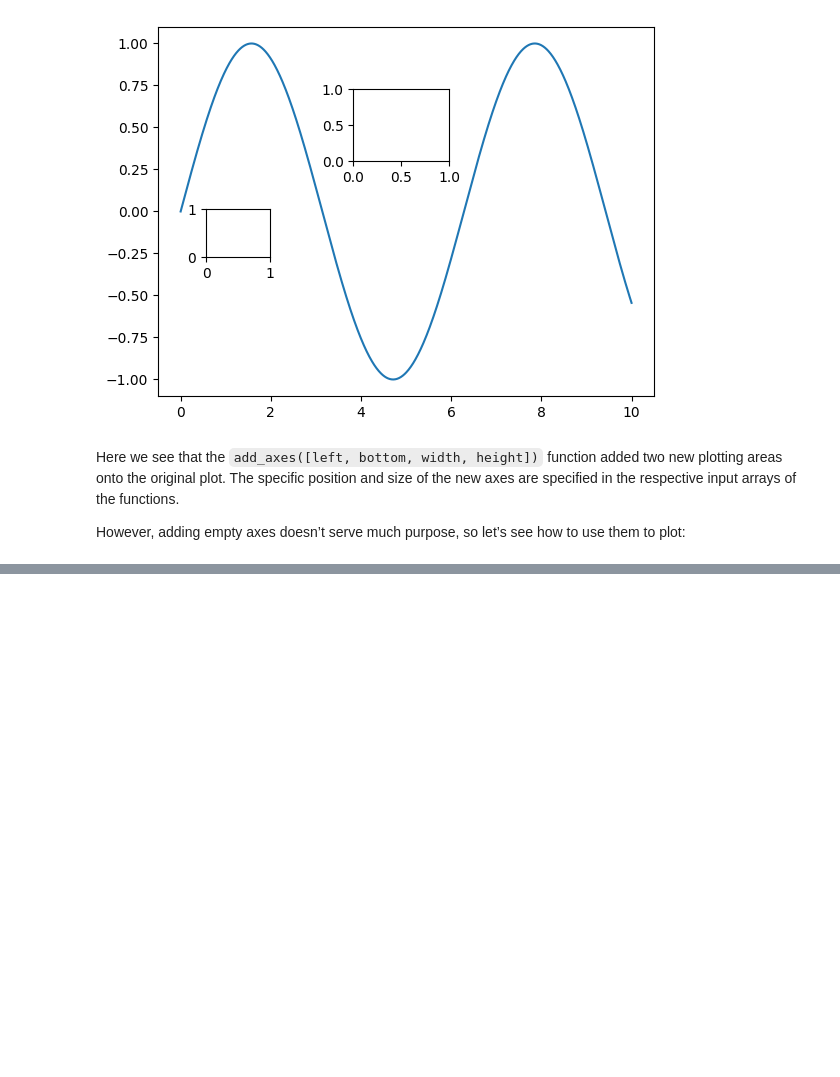
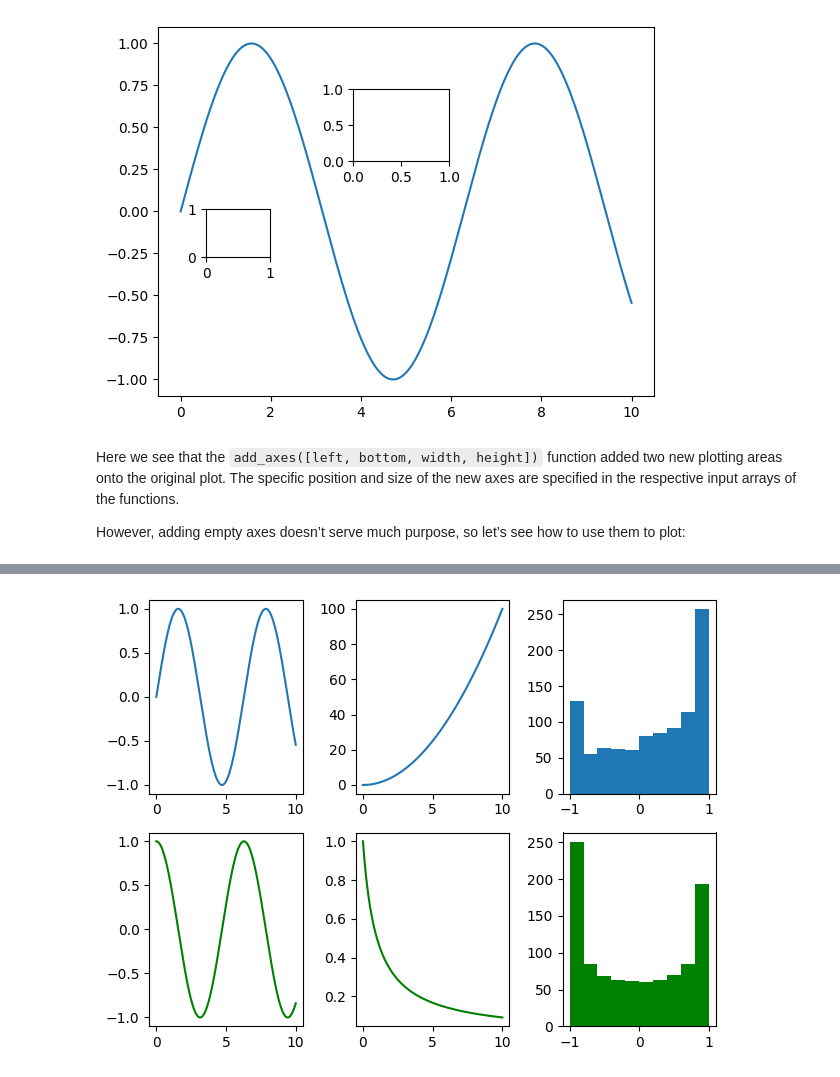
Before and after one commit to KPAdhikari/PythonStuff, a Jupyter notebook: IPython_Jupyter_Notebooks/Python Plotting - matplotlib V2.ipynb, the cells around one changed output, grey strips where cells are left out. Drawn from its saved outputs; the diff is of its cells as text; code cells hidden in the pictures; blank space fills up the shorter version.

```diff
--- a/IPython_Jupyter_Notebooks/Python Plotting - matplotlib V2.ipynb
+++ b/IPython_Jupyter_Notebooks/Python Plotting - matplotlib V2.ipynb
@@ -147,0 +162,19 @@ plt.show()
+# %%
+# Synthetic Data
+time = np.linspace(0, 10, 1000)
+height = np.sin(time)
+weight = np.cos(time)
+
+# Plotting all the subplots
+fig, axes = plt.subplots(2, 3)
+axes[0, 0].plot(time, height)
+axes[0, 1].plot(time, time**2)
+axes[0, 2].hist(height)
+axes[1, 0].plot(time, weight, color='green')
+axes[1, 1].plot(time, 1/(time+1), color='green')
+axes[1, 2].hist(weight, color='green')
+plt.tight_layout() #kp: With this, overlaying labels on adjacent subplots were avoided
+fig.savefig('images/figureAxesSubplots.png')
+plt.show()
+# %% [output]
+[figure, added]
```
Also changed, not shown: parts of 6 cells of this notebook, 5 other files.
